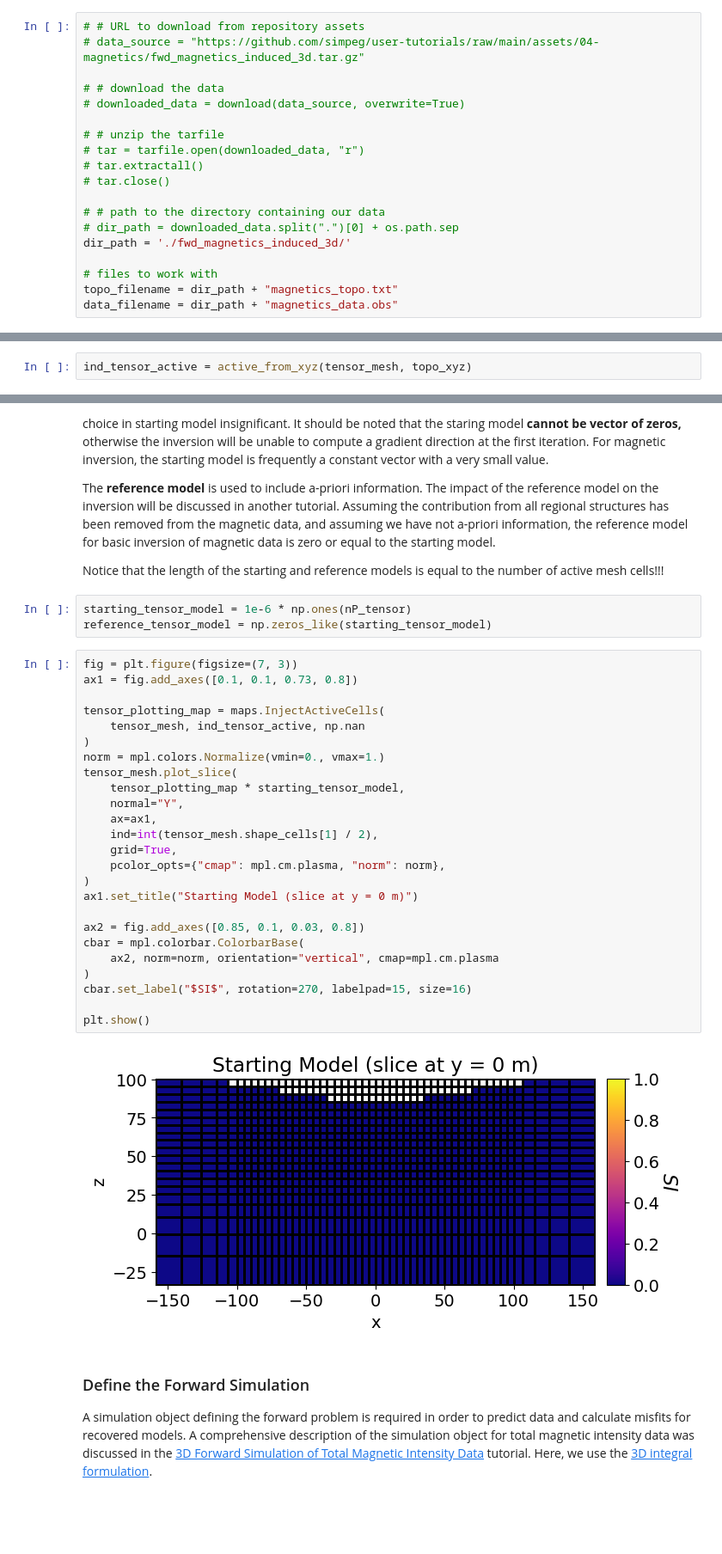
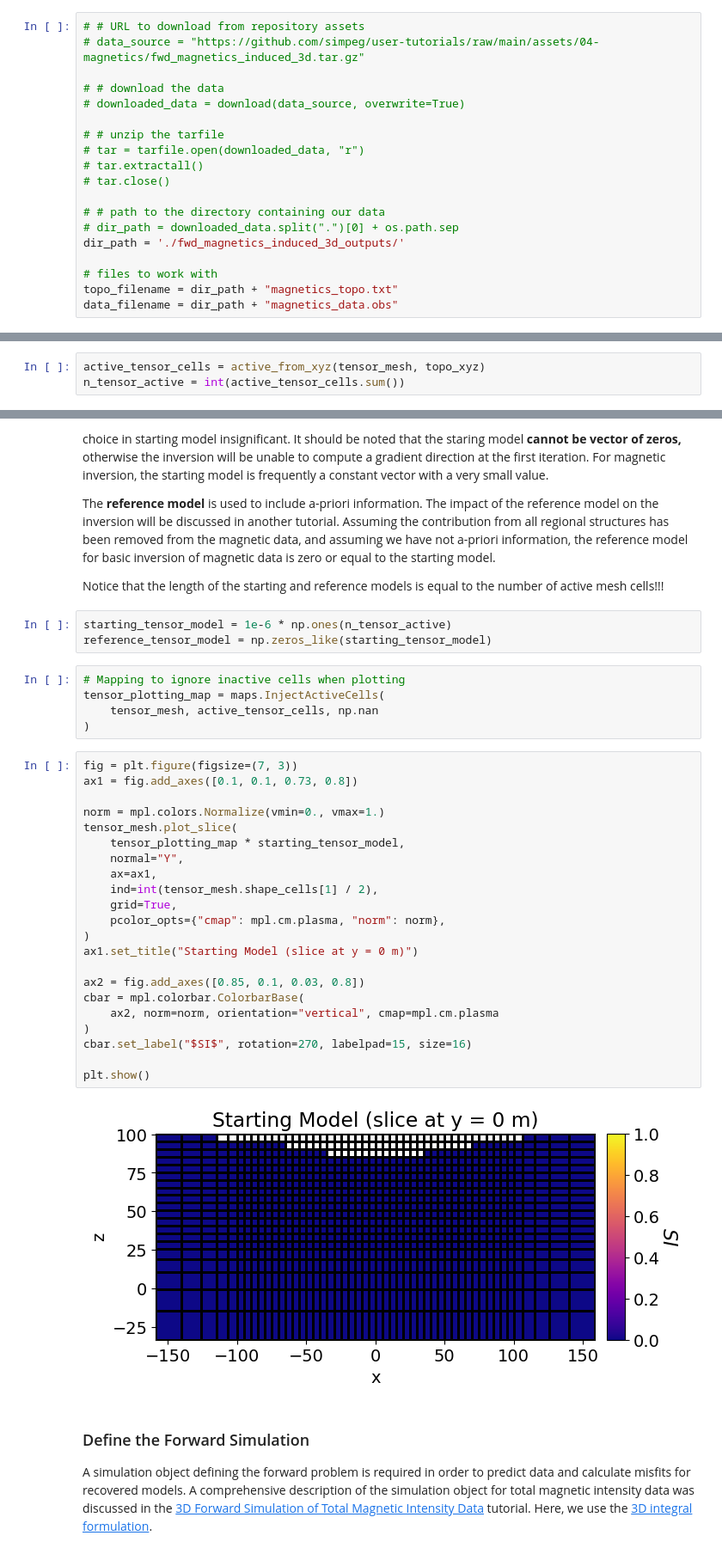
Before and after one commit to simpeg/user-tutorials, a Jupyter notebook: notebooks/04-magnetics/inv_magnetics_induced_3d.ipynb, the cells around one changed output, grey strips where cells are left out. Shown at 86% size. Drawn from its saved outputs; the diff is of its cells as text; blank space fills up the shorter version.

```diff
--- a/notebooks/04-magnetics/inv_magnetics_induced_3d.ipynb
+++ b/notebooks/04-magnetics/inv_magnetics_induced_3d.ipynb
@@ -90,7 +90,7 @@ For most geophysical inversion projects, a reasonable inversion result can be ob
 
 # # path to the directory containing our data
 # dir_path = downloaded_data.split(".")[0] + os.path.sep
-dir_path = './fwd_magnetics_induced_3d/'
+dir_path = './fwd_magnetics_induced_3d_outputs/'
 
 # files to work with
 topo_filename = dir_path + "magnetics_topo.txt"
@@ -228,6 +228,7 @@ tensor_mesh.origin += np.r_[0., 0., topo_xyz[:, -1].max()]
 Whereas cells below the Earth's surface contribute towards simulated magnetic anomalies, air cells do not.
 The set of mesh cells used in the forward simulation are referred to as 'active cells'. Unused cells (air cells) are 'inactive cells'. Here, the discretize [active_from_xyz](myst:discretize#discretize.utils.active_from_xyz) utility function is used to find the indices of the active cells using the mesh and surface topography. The output quantity is a ``bool`` array.
 # %%
-ind_tensor_active = active_from_xyz(tensor_mesh, topo_xyz)
+active_tensor_cells = active_from_xyz(tensor_mesh, topo_xyz)
+n_tensor_active = int(active_tensor_cells.sum())
 # %% [markdown]
 In SimPEG, the term 'model' is not synonymous with the physical property values defined on the mesh. For whatever model we choose, we must define a mapping from the set of model parameters (a [1D numpy.ndarray](myst:numpy#numpy.ndarray)) to the active cells in the mesh. Mappings are created using the [SimPEG.maps](myst:SimPEG#SimPEG.maps.IdentityMap) module. For the tutorial exercise, the model is the susceptibility values for all active cells. As such, our mapping is an identity mapping, whose dimensions are equal to the number of active cells.
@@ -243,35 +243,37 @@ The **reference model** is used to include a-priori information. The impact of t
 
 Notice that the length of the starting and reference models is equal to the number of active mesh cells!!!
 # %%
-starting_tensor_model = 1e-6 * np.ones(nP_tensor)
+starting_tensor_model = 1e-6 * np.ones(n_tensor_active)
 reference_tensor_model = np.zeros_like(starting_tensor_model)
+# %%
+# Mapping to ignore inactive cells when plotting
+tensor_plotting_map = maps.InjectActiveCells(
+    tensor_mesh, active_tensor_cells, np.nan
+)
 # %%
 fig = plt.figure(figsize=(7, 3))
 ax1 = fig.add_axes([0.1, 0.1, 0.73, 0.8])
 
-tensor_plotting_map = maps.InjectActiveCells(
-    tensor_mesh, ind_tensor_active, np.nan
-)
 norm = mpl.colors.Normalize(vmin=0., vmax=1.)
 tensor_mesh.plot_slice(
     tensor_plotting_map * starting_tensor_model,
     normal="Y",
     ax=ax1,
     ind=int(tensor_mesh.shape_cells[1] / 2),
     grid=True,
     pcolor_opts={"cmap": mpl.cm.plasma, "norm": norm},
 )
 ax1.set_title("Starting Model (slice at y = 0 m)")
 
 ax2 = fig.add_axes([0.85, 0.1, 0.03, 0.8])
 cbar = mpl.colorbar.ColorbarBase(
     ax2, norm=norm, orientation="vertical", cmap=mpl.cm.plasma
 )
 cbar.set_label("$SI$", rotation=270, labelpad=15, size=16)
 
 plt.show()
 # %% [output]
-[figure, old version]
+[figure, new version]
 # %% [markdown]
 ### Define the Forward Simulation
 
```
Also changed, not shown: parts of 15 cells of this notebook, 13 other files.
